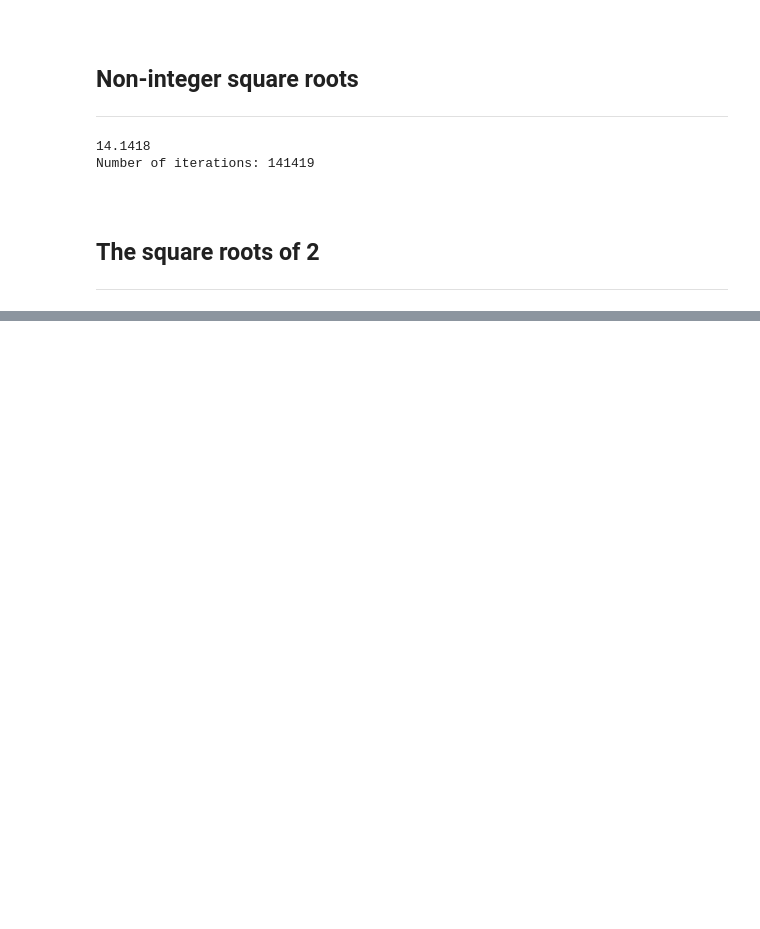
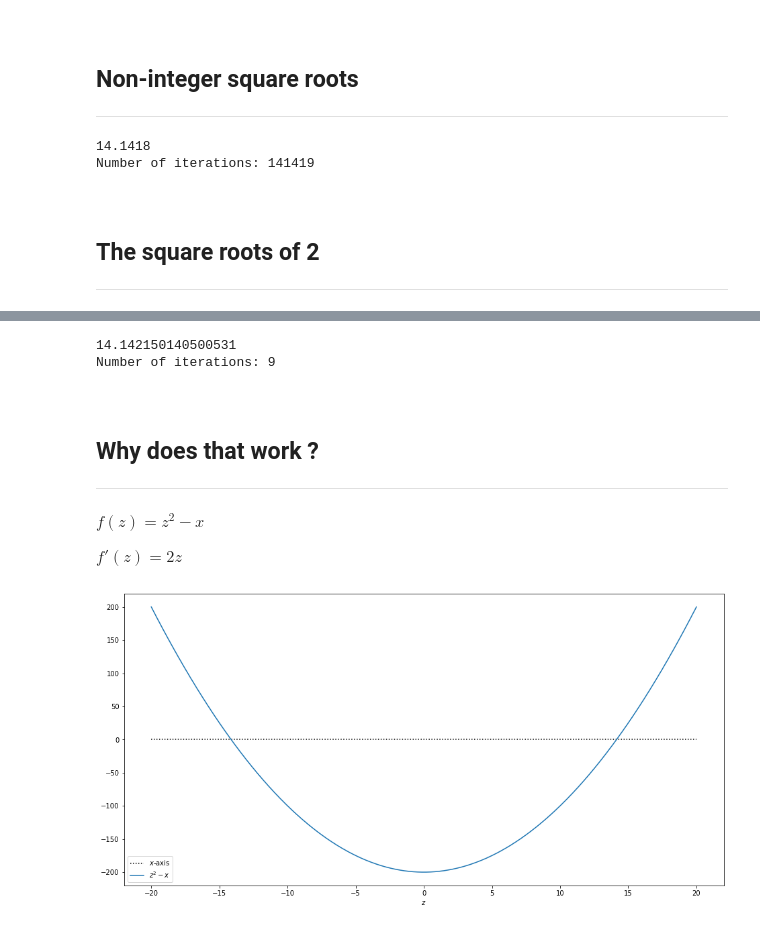
Before and after one commit to ion-cirnici/emerging-technologies, a Jupyter notebook: myExercises2/square-roots.ipynb, the cells around one changed output, grey strips where cells are left out. Cells and saved outputs as stored; diff of their text form; code cells hidden in the pictures; blank space fills up the shorter version.

```diff
--- a/myExercises2/square-roots.ipynb
+++ b/myExercises2/square-roots.ipynb
@@ -98,0 +122,44 @@ Number of iterations: 141419
+# %%
+# Track number of iterations
+no_iter = 0
+
+# initial guess.
+z = 1000
+
+# Loop until we get a good approx.
+while abs(z**2 - x) > 0.01:
+    no_iter += 1
+    z = z - ((z**2 - x ) / (2*z))
+# show result
+print(z)
+# show iterations
+print(f"Number of iterations: {no_iter}")
+# %% [output]
+14.142150140500531
+Number of iterations: 9
+# %% [markdown]
+<br>
+
+## Why does that work ?
+***
+# %% [markdown]
+$f(z) = z^2 - x $
+
+$f'(z) = 2z $
+# %%
+import matplotlib.pyplot as plt
+
+plt.rcParams["figure.figsize"] = (16, 8)
+# %%
+fig, ax = plt.subplots()
+
+x = 200.0
+
+z = np.linspace(-20, 20.0, 1000)
+
+ax.plot(z, np.zeros(z.size), 'k:', label ='$x$-axis')
+ax.plot(z, z**2 - x, label = '$z^2 - x$')
+ax.set_xlabel('$z$')
+ax.legend();
+# %% [output]
+[figure, added]
```
Also changed, not shown: parts of 8 cells of this notebook.
